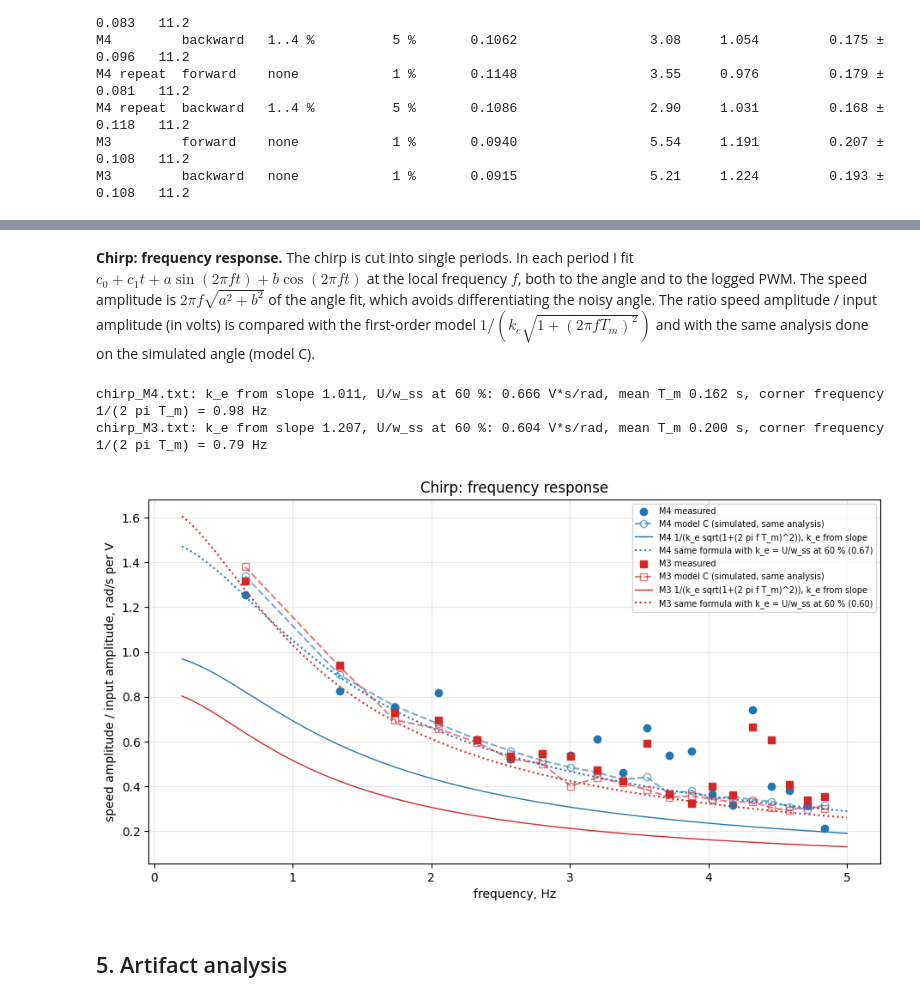
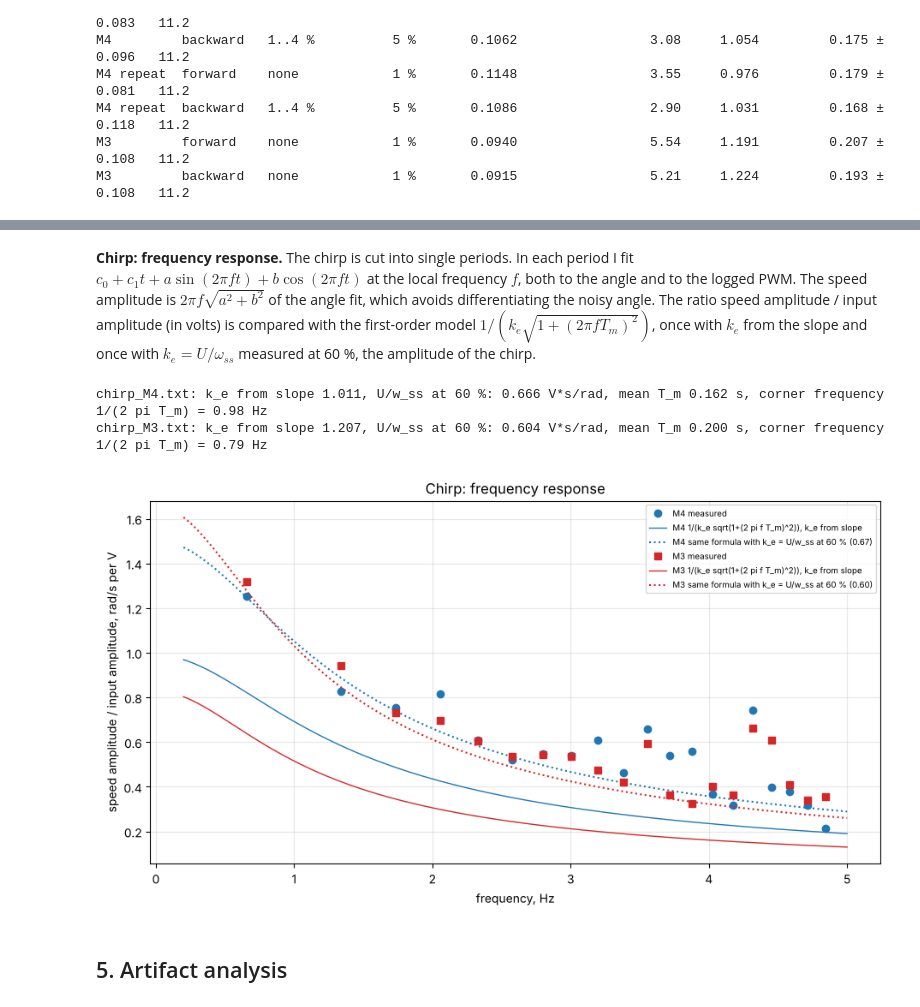
Before and after one commit to KINGLABBOK/CS413-Robotics, a Jupyter notebook: Assignment1/robotics_lab5_240061.ipynb, the cells around one changed output, grey strips where cells are left out. Drawn from its saved outputs; the diff is of its cells as text; code cells hidden in the pictures.

```diff
--- a/Assignment1/robotics_lab5_240061.ipynb
+++ b/Assignment1/robotics_lab5_240061.ipynb
@@ -341,7 +340,7 @@ def simulate(t_log, U_log, T_m, w_ss_of_U):
         speed, angle = state
         u = np.interp(t, t_log, U_log)
         return np.array([-speed / T_m + w_ss_of_U(u) / T_m, speed])
-    y = odeint(motor, [0, 0], t_log, hmax=0.01)
+    y = odeint(motor, [0, 0], t_log)
     return y[:, 1], y[:, 0]
 
 def fit_percent(y, yhat):
@@ -364,13 +363,7 @@ def models(k, U_battery):
         if p < -dz_b:
             return -(b['a'] * -p + b['b'])
         return 0.0
-    lv = np.r_[-b['lv'], -b['lvf'], 0, f['lvf'], f['lv']]
-    ws = np.r_[-b['w'], -b['wf'], 0, f['wf'], f['w']]
-    order = np.argsort(lv)
-    lv, ws = lv[order], ws[order]
-    def model_C(u):
-        return np.interp(100 * u / U_battery, lv, ws)
-    return T_m, model_A, model_B, model_C, dict(T_m=T_m, k_mean=k_mean, lv=lv, ws=ws)
+    return T_m, model_A, model_B, dict(T_m=T_m, k_mean=k_mean)
 
 results = {}
 for name in signal_files:
@@ -378,19 +371,18 @@ for name in signal_files:
     th, t, pwm = load(name)
     th, t = th - th[0], t - t[0]
     U = pwm / 100 * U_bat(name)
-    T_m, mA, mB, mC, p = models(k, U_bat(name))
+    T_m, mA, mB, p = models(k, U_bat(name))
     thA, wA = simulate(t, U, T_m, mA)
     thB, wB = simulate(t, U, T_m, mB)
-    thC, wC = simulate(t, U, T_m, mC)
     w = smooth(np.gradient(th, t))
-    results[name] = dict(t=t, th=th, w=w, pwm=pwm, U=U, thA=thA, wA=wA, thB=thB, wB=wB, thC=thC, wC=wC, p=p)
+    results[name] = dict(t=t, th=th, w=w, pwm=pwm, U=U, thA=thA, wA=wA, thB=thB, wB=wB, p=p)
 
 print('fit % (higher is better) and RMSE')
-print('signal          angle fit A / B / C         speed fit A / B / C        RMSE B: angle, rad   speed, rad/s')
+print('signal          angle fit A / B      speed fit A / B      RMSE B: angle, rad   speed, rad/s')
 for name, r in results.items():
-    fa = [fit_percent(r['th'], r['th' + m]) for m in 'ABC']
-    fw = [fit_percent(r['w'], smooth(r['w' + m])) for m in 'ABC']
-    print(f"{name:14s}  {fa[0]:6.1f} / {fa[1]:6.1f} / {fa[2]:6.1f}     {fw[0]:6.1f} / {fw[1]:6.1f} / {fw[2]:6.1f}"
+    fa = [fit_percent(r['th'], r['th' + m]) for m in 'AB']
+    fw = [fit_percent(r['w'], smooth(r['w' + m])) for m in 'AB']
+    print(f"{name:14s}  {fa[0]:6.1f} / {fa[1]:6.1f}      {fw[0]:6.1f} / {fw[1]:6.1f}"
           f"        {rmse(r['th'], r['thB']):6.2f}          {rmse(r['w'], smooth(r['wB'])):6.2f}")
 # %% [output]
 fit % (higher is better) and RMSE
@@ -405,14 +397,12 @@ def plot_complex(name):
     fig, (ax1, ax2, ax3) = plt.subplots(3, 1, figsize=(12, 10), sharex=True)
     ax1.plot(r['t'], r['th'], 'k-', lw=1.5, label='measured')
     ax1.plot(r['t'], r['thA'], 'c--', lw=1, label='model A (no dead zone)')
-    ax1.plot(r['t'], r['thB'], 'm-', lw=1, label='model B (with dead zone)')
-    ax1.plot(r['t'], r['thC'], 'g:', lw=1.2, label='model C (measured curve)')
+    ax1.plot(r['t'], r['thB'], 'm-', lw=1, label='model B (dead zone + line of each direction)')
     ax1.set_ylabel('angle, rad')
     ax1.legend(loc='upper left')
     ax2.plot(r['t'], r['w'], 'k-', lw=1.5, label=f'measured (gradient + moving average {WINDOW})')
     ax2.plot(r['t'], smooth(r['wA']), 'c--', lw=1, label='model A')
     ax2.plot(r['t'], smooth(r['wB']), 'm-', lw=1, label='model B')
-    ax2.plot(r['t'], smooth(r['wC']), 'g:', lw=1.2, label='model C')
     ax2.set_ylabel('speed, rad/s')
     ax2.legend(loc='upper left')
     for ax in (ax1, ax2):
@@ -422,7 +412,6 @@ def plot_complex(name):
         ax.grid(alpha=0.3)
     ax3.plot(r['t'], r['th'] - r['thA'], 'c-', lw=1, label='angle error, model A')
     ax3.plot(r['t'], r['th'] - r['thB'], 'm-', lw=1, label='angle error, model B')
-    ax3.plot(r['t'], r['th'] - r['thC'], 'g:', lw=1.2, label='angle error, model C')
     ax3.set_ylabel('measured - simulated, rad')
     ax3.set_xlabel('time, s')
     ax3.grid(alpha=0.3)
@@ -441,5 +430,5 @@ for name in results:
 # %% [markdown]
-**Chirp: frequency response.** The chirp is cut into single periods. In each period I fit $c_0 + c_1 t + a\sin(2\pi f t) + b\cos(2\pi f t)$ at the local frequency $f$, both to the angle and to the logged PWM. The speed amplitude is $2\pi f\sqrt{a^2+b^2}$ of the angle fit, which avoids differentiating the noisy angle. The ratio speed amplitude / input amplitude (in volts) is compared with the first-order model $1/(k_e\sqrt{1+(2\pi f T_m)^2})$ and with the same analysis done on the simulated angle (model C).
+**Chirp: frequency response.** The chirp is cut into single periods. In each period I fit $c_0 + c_1 t + a\sin(2\pi f t) + b\cos(2\pi f t)$ at the local frequency $f$, both to the angle and to the logged PWM. The speed amplitude is $2\pi f\sqrt{a^2+b^2}$ of the angle fit, which avoids differentiating the noisy angle. The ratio speed amplitude / input amplitude (in volts) is compared with the first-order model $1/(k_e\sqrt{1+(2\pi f T_m)^2})$, once with $k_e$ from the slope and once with $k_e = U/\omega_{ss}$ measured at 60 %, the amplitude of the chirp.
 # %%
 F0, F1, TCH = 0.2, 5.0, 8.0
 
@@ -460,40 +449,36 @@ def chirp_response(t, y):
         out.append((f, np.hypot(coef[2], coef[3])))
     return np.array(out)
 
 fig, ax = plt.subplots(figsize=(11, 5.5))
-chirp_table = {}
 for name, mk, col in [('chirp_M4.txt', 'o', 'tab:blue'), ('chirp_M3.txt', 's', 'tab:red')]:
     r = results[name]
     k = name[6:8]
     U_amp = chirp_response(r['t'], r['U'])[:, 1]
     meas = chirp_response(r['t'], r['th'])
-    sim = chirp_response(r['t'], r['thC'])
     f = meas[:, 0]
     ratio_meas = 2 * np.pi * f * meas[:, 1] / U_amp
-    ratio_sim = 2 * np.pi * f * sim[:, 1] / U_amp
-    chirp_table[name] = (f, ratio_meas, ratio_sim)
     ax.plot(f, ratio_meas, mk, color=col, label=f'{k} measured')
-    ax.plot(f, ratio_sim, mk + '--', color=col, mfc='none', alpha=0.6, label=f'{k} model C (simulated, same analysis)')
     p = r['p']
     ff = np.linspace(0.2, 5, 200)
     ax.plot(ff, 1 / (p['k_mean'] * np.sqrt(1 + (2 * np.pi * ff * p['T_m']) ** 2)), '-', color=col, lw=1,
             label=f'{k} 1/(k_e sqrt(1+(2 pi f T_m)^2)), k_e from slope')
     U60 = 0.6 * U_bat(name)
-    k_eff = U60 / np.interp(60, p['lv'], p['ws'])
+    w60 = [x['w'] for x in steps[k] if x['level'] == 60][0]
+    k_eff = U60 / w60
     ax.plot(ff, 1 / (k_eff * np.sqrt(1 + (2 * np.pi * ff * p['T_m']) ** 2)), ':', color=col, lw=1.5,
             label=f'{k} same formula with k_e = U/w_ss at 60 % ({k_eff:.2f})')
     print(f"{name}: k_e from slope {p['k_mean']:.3f}, U/w_ss at 60 %: {k_eff:.3f} V*s/rad, mean T_m {p['T_m']:.3f} s, "
           f"corner frequency 1/(2 pi T_m) = {1 / (2 * np.pi * p['T_m']):.2f} Hz")
 ax.set_xlabel('frequency, Hz')
 ax.set_ylabel('speed amplitude / input amplitude, rad/s per V')
 ax.set_title('Chirp: frequency response')
 ax.grid(alpha=0.3)
 ax.legend(fontsize=7)
 plt.show()
 # %% [output]
 chirp_M4.txt: k_e from slope 1.011, U/w_ss at 60 %: 0.666 V*s/rad, mean T_m 0.162 s, corner frequency 1/(2 pi T_m) = 0.98 Hz
 chirp_M3.txt: k_e from slope 1.207, U/w_ss at 60 %: 0.604 V*s/rad, mean T_m 0.200 s, corner frequency 1/(2 pi T_m) = 0.79 Hz
-[figure, old version]
+[figure, new version]
 # %% [markdown]
 ## 5. Artifact analysis
 # %%
```
Also changed, not shown: parts of 12 cells of this notebook.
